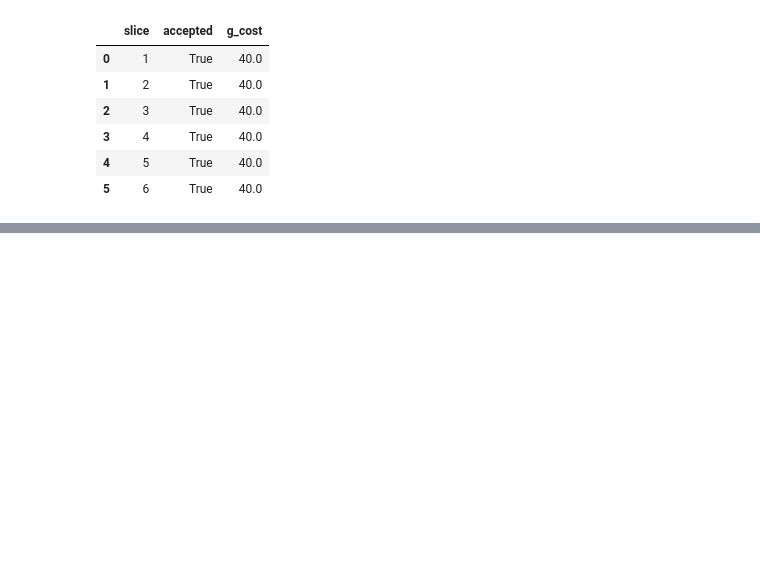
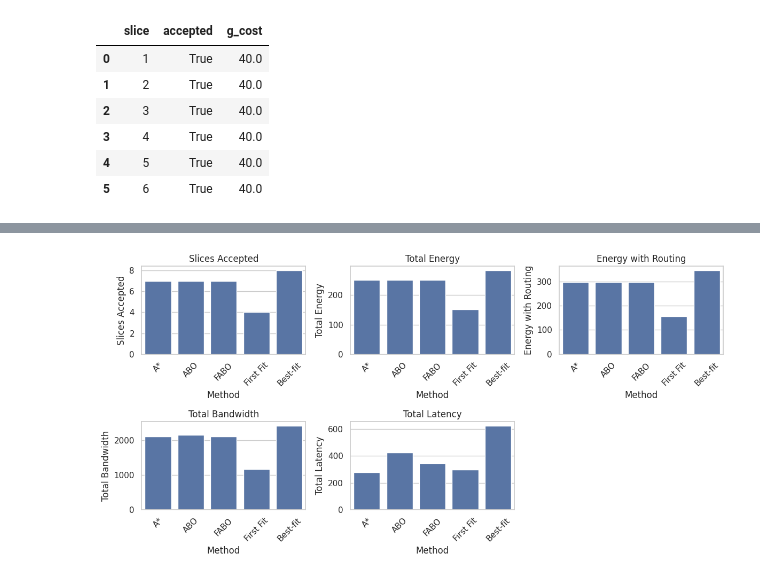
Before and after one commit to ceciliadesousaluzalmeida/5g-slicing-energy-effiiciency, a Jupyter notebook: simulator/analisys_notebook.ipynb, the cells around one changed output, grey strips where cells are left out. Drawn from its saved outputs; the diff is of its cells as text; code cells hidden in the pictures; blank space fills up the shorter version.

```diff
--- a/simulator/analisys_notebook.ipynb
+++ b/simulator/analisys_notebook.ipynb
@@ -431,0 +752,13 @@ display(df_metrics)
+# %%
+
+df_astar_scnr2, results_astar_scnr2 = run_astar(G, slices_2, node_capacity_base, link_capacity_base)
+df_abo_scnr2, abo_results_scnr2 = run_abo_full_batch(G, slices_2, node_capacity_base, link_latency ,link_capacity_base)
+df_fabo_scnr2, fabo_results_scnr2 = run_fabo_full_batch(G, slices_2, node_capacity_base, link_latency, link_capacity_base)
+df_ff_scnr2, ff_results_scnr2 = run_first_fit(G, slices_2, node_capacity_base, link_capacity_base, link_latency)
+df_bestfit_scnr2, bestfit_results_scnr2 = run_best_fit(G, slices_2, node_capacity_base, link_capacity_base, link_latency)
+
+
+df_astar_scnr2
+df_abo_scnr2
+df_fabo_scnr2
+df_bestfit_scnr2
@@ -431,0 +970,42 @@ display(df_metrics)
+# %%
+import matplotlib.pyplot as plt
+import seaborn as sns
+
+sns.set(style="whitegrid")
+plt.figure(figsize=(12, 6))
+
+# Slices aceitos
+plt.subplot(2, 3, 1)
+sns.barplot(data=df_metrics_scnr2, x="Method", y="Slices Accepted")
+plt.title("Slices Accepted")
+plt.xticks(rotation=45)
+
+# Energia total
+plt.subplot(2, 3, 2)
+sns.barplot(data=df_metrics_scnr2, x="Method", y="Total Energy")
+plt.title("Total Energy")
+plt.xticks(rotation=45)
+
+# Energia com roteamento (se existir)
+if "Energy with Routing" in df_metrics_scnr2.columns:
+    plt.subplot(2, 3, 3)
+    sns.barplot(data=df_metrics_scnr2, x="Method", y="Energy with Routing")
+    plt.title("Energy with Routing")
+    plt.xticks(rotation=45)
+
+# Banda total
+plt.subplot(2, 3, 4)
+sns.barplot(data=df_metrics_scnr2, x="Method", y="Total Bandwidth")
+plt.title("Total Bandwidth")
+plt.xticks(rotation=45)
+
+# Latência total
+plt.subplot(2, 3, 5)
+sns.barplot(data=df_metrics_scnr2, x="Method", y="Total Latency")
+plt.title("Total Latency")
+plt.xticks(rotation=45)
+
+plt.tight_layout()
+plt.show()
+# %% [output]
+[figure, added]
```
Also changed, not shown: parts of 39 cells of this notebook, 4 other files.
